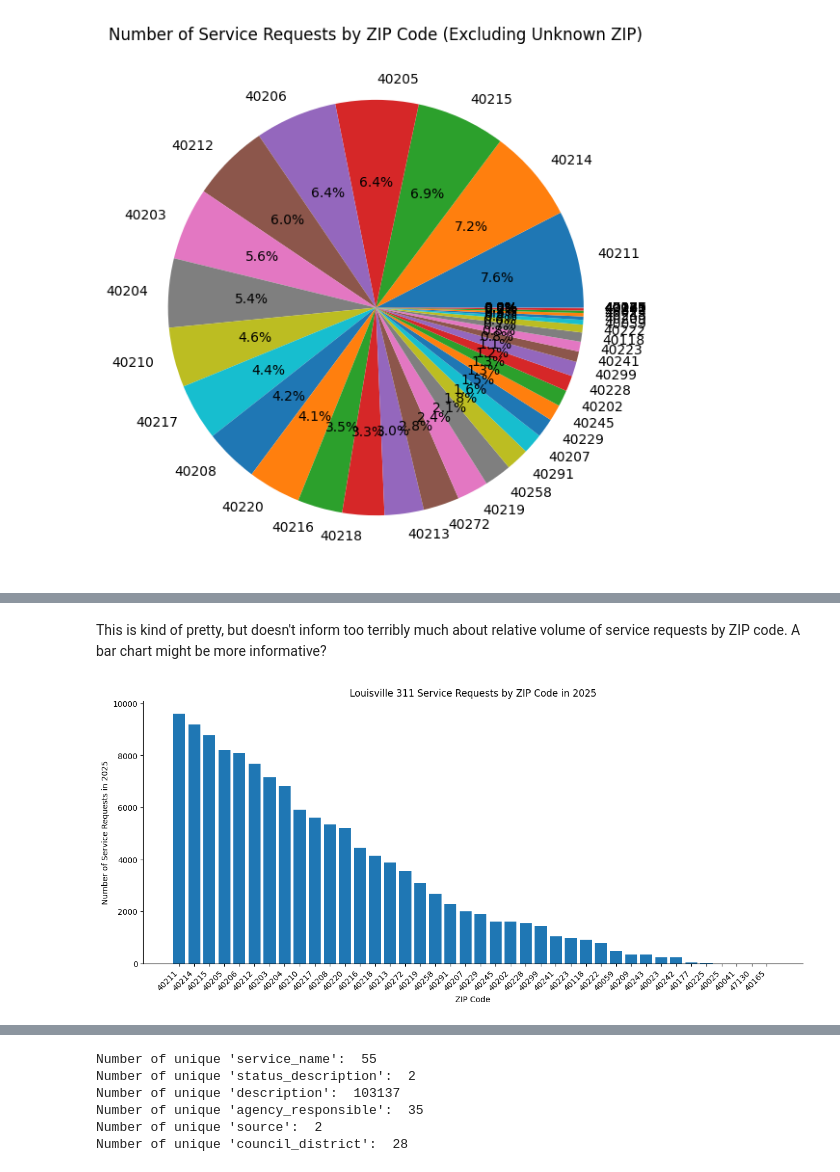
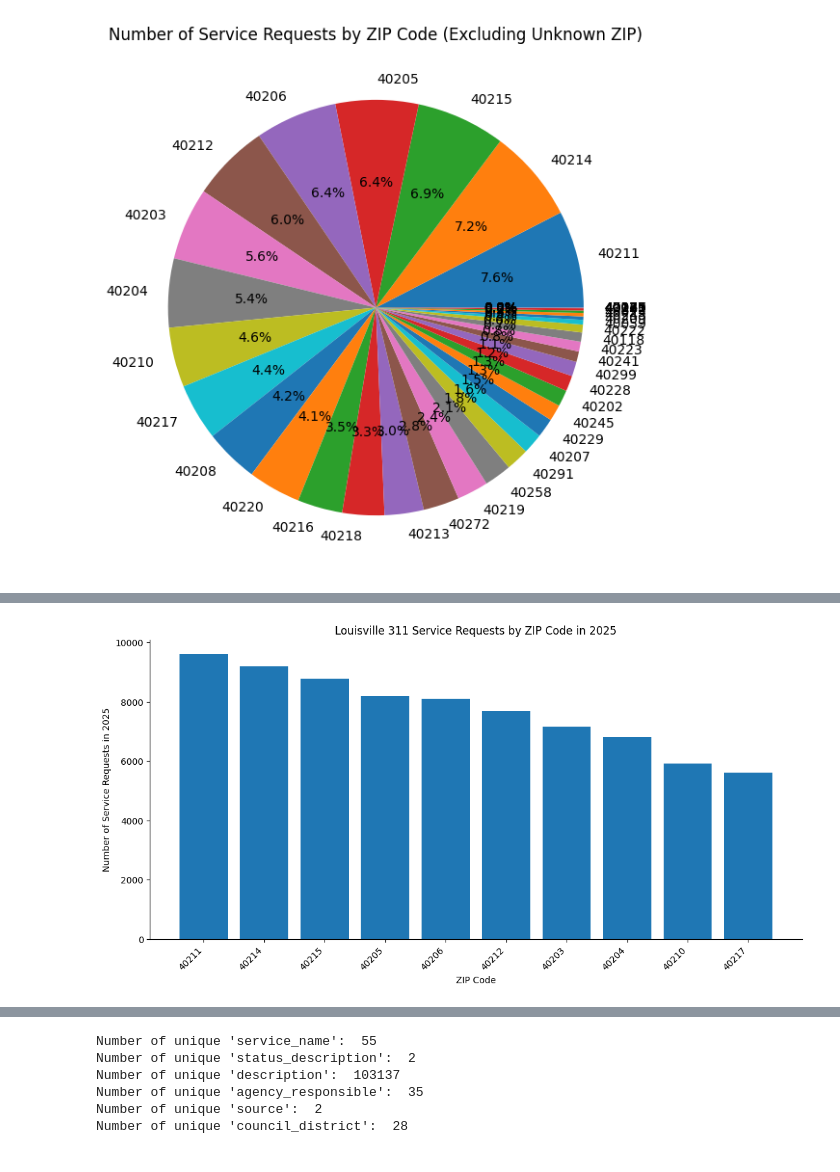
Before and after one commit to peachfiend-42/LouKY_311_Exploration, a Jupyter notebook: LouKY_311_Exploration/Lou311_EDA.ipynb, the cells around one changed output, grey strips where cells are left out. Saved outputs shown, nothing was run; the diff lists cells and outputs as text; code cells hidden in the pictures.

```diff
--- a/LouKY_311_Exploration/Lou311_EDA.ipynb
+++ b/LouKY_311_Exploration/Lou311_EDA.ipynb
@@ -343,22 +306,22 @@ plt.show()
-# %% [markdown]
-This is kind of pretty, but doesn't inform too terribly much about relative volume of service requests by ZIP code.
-A bar chart might be more informative?
 # %%
+# get top 10 ZIP codes by service request count
+top_sr_zip = tot_sr_zip.nlargest(10)
+
 # set a reasonable plot size
-plt.figure(figsize=(15,6))
+plt.figure(figsize=(13,6))
 
 # make it more readable
 plt.xlabel("ZIP Code")
 plt.ylabel("Number of Service Requests in 2025")
 plt.title("Louisville 311 Service Requests by ZIP Code in 2025")
 plt.xticks(rotation=45, ha='right')
 ax = plt.gca()
 ax.spines['top'].set_visible(False)
 ax.spines['right'].set_visible(False)
 
-plt.bar(tot_sr_zip.index,tot_sr_zip.values)
+plt.bar(top_sr_zip.index,top_sr_zip.values)
 
 plt.show()
 # %% [output]
-[figure, old version]
+[figure, new version]
 # %% [markdown]
```
Also changed, not shown: parts of 21 cells of this notebook.
